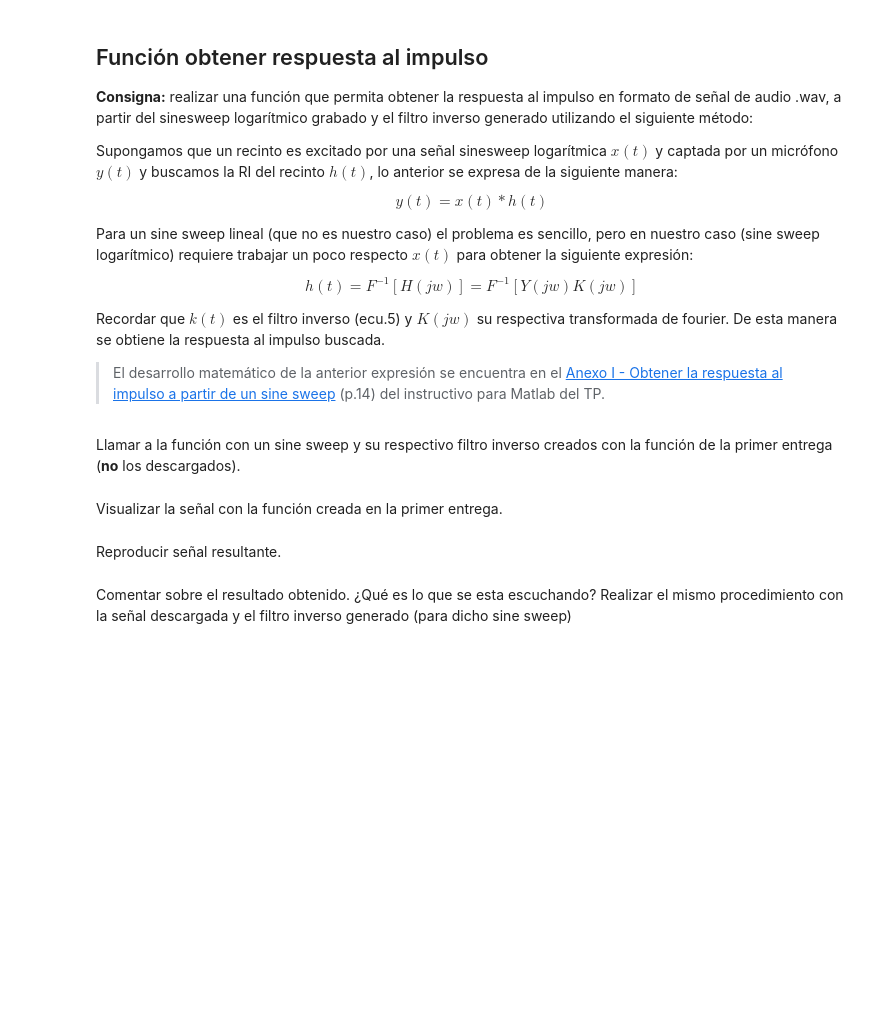
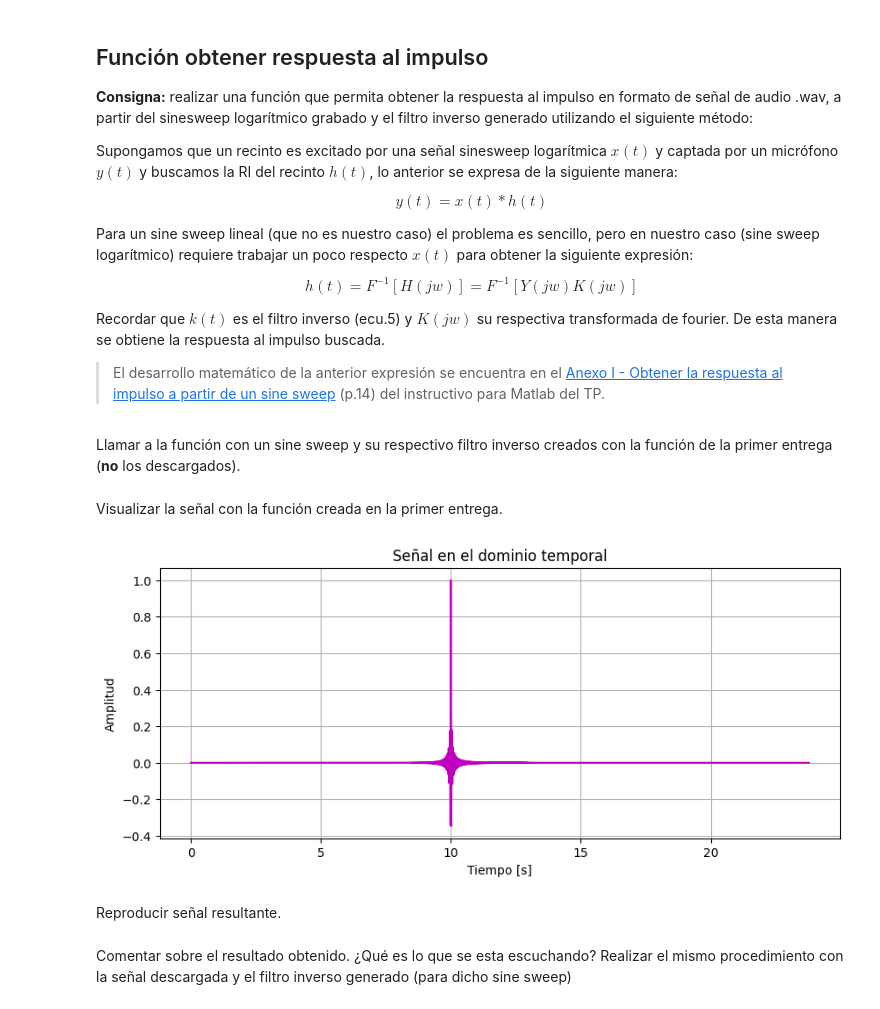
Before and after one commit to jeroscafati/TP-SyS, a Jupyter notebook: notebooks/segunda_entrega.ipynb, the cells around one changed output. Cells and saved outputs as stored; diff of their text form; code cells hidden in the pictures; blank space fills up the shorter version.

```diff
--- a/notebooks/segunda_entrega.ipynb
+++ b/notebooks/segunda_entrega.ipynb
@@ -165,7 +253,7 @@ Recordar que $k(t)$ es el filtro inverso (ecu.5) y $K(jw)$ su respectiva transfo
 
 > El desarrollo matemático de la anterior expresión se encuentra en el [Anexo I - Obtener la respuesta al impulso a partir de un sine sweep](../consigna_TP_matlab.pdf) (p.14) del instructivo para Matlab del TP.
 # %%
-def ri_sweep(grabacion, filtro_inverso):
+def ri_sweep(grabacion, filtro_inverso,filename="RI_sweep.wav",fs=44100):
     """
     Devuelve la respuesta al impulso h[n] = (grabacion * filtro_inverso) en el dominio del tiempo,
     usando multiplicación de espectros (FFT).
@@ -201,6 +289,9 @@ def ri_sweep(grabacion, filtro_inverso):
     # Normalizar la respuesta al impulso
     RI /= np.max(np.abs(RI))
 
+    # Exportamos como wav
+    sf.write(filename,RI, fs)
+
     return RI
 # %% [markdown]
 Llamar a la función con un sine sweep y su respectivo filtro inverso creados con la función de la primer entrega (**no** los descargados).
@@ -209,2 +298,7 @@ Llamar a la función con un sine sweep y su respectivo filtro inverso creados co
+# %%
+sweep, fs1 = sf.read("TP-SyS/audios/sweep.wav")
+inverse, fs2 = sf.read("TP-SyS/audios/inverse_sweep.wav")
+
+ri_sweep_con_filtro = ri_sweep(sweep,inverse)
 # %% [markdown]
 Visualizar la señal con la función creada en la primer entrega.
@@ -213,2 +305,7 @@ Visualizar la señal con la función creada en la primer entrega.
+# %%
+t = np.arange(len(ri_sweep_con_filtro)) / 44100
+graficar_dominio_temporal(t,ri_sweep_con_filtro)
+# %% [output]
+[figure, added]
 # %% [markdown]
 Reproducir señal resultante.
```
Also changed, not shown: parts of 23 cells of this notebook, 13 other files.
